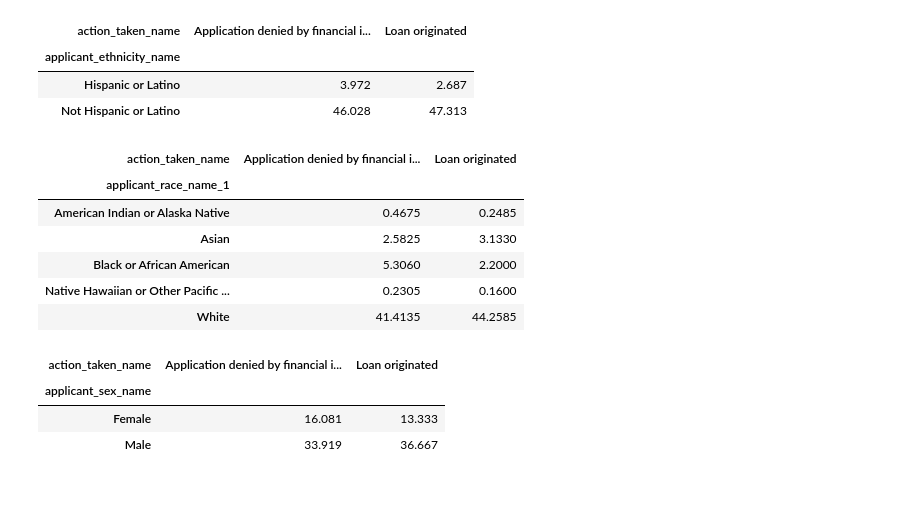
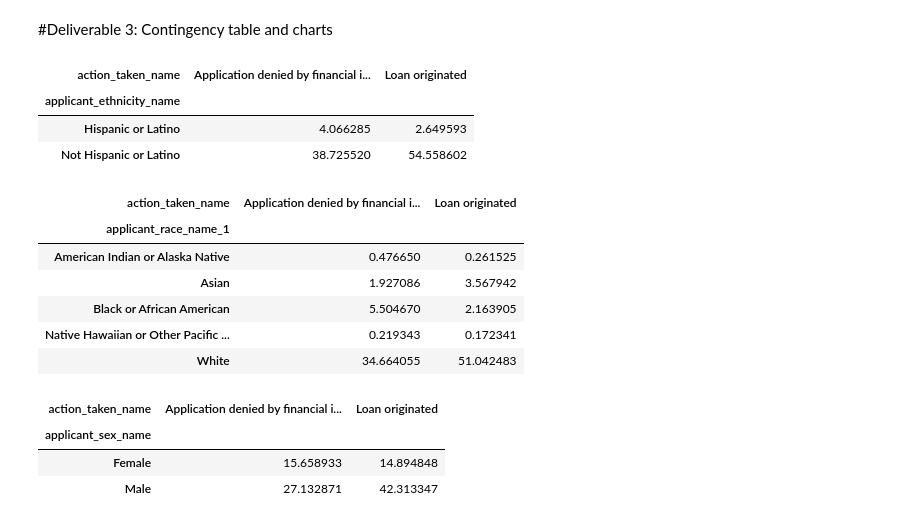
Before and after one commit to umarmohammed/measuring-bias-in-a-dataset, a Jupyter notebook: 2. Basic assessment of the HMDA dataset.ipynb, the cells around one changed output. Cells and saved outputs as stored; diff of their text form; code cells hidden in the pictures; blank space fills up the shorter version.

```diff
--- a/2. Basic assessment of the HMDA dataset.ipynb
+++ b/2. Basic assessment of the HMDA dataset.ipynb
@@ -9,3 +9,3 @@ Mounted at /content/drive
 # %%
 import pandas as pd
-df = pd.read_pickle("/content/drive/My Drive/liveProject/mortgage_data_balanced.pkl.gz")
+df = pd.read_pickle("/content/drive/MyDrive/liveproject/mortgage_data_balanced.pkl.gz")
@@ -11,0 +56,3 @@ df = pd.read_pickle("/content/drive/My Drive/liveProject/mortgage_data_balanced.
+# %%
+df["log(applicant_income_000s)"] = pd.np.log(df["applicant_income_000s"].copy())
+sns.histplot(data=df, x="log(applicant_income_000s)", bins=50)
@@ -12,25 +67,26 @@ df = pd.read_pickle("/content/drive/My Drive/liveProject/mortgage_data_balanced.
+# %% [markdown]
+#Deliverable 3: Contingency table and charts
 # %%
-pd.crosstab(df["applicant_ethnicity_name"], df["action_taken_name"])/200000 * 100.0
+pd.crosstab(df["applicant_ethnicity_name"], df["action_taken_name"])/df.shape[0] * 100.0
 # %% [output]
 | action_taken_name | Application denied by financial i... | Loan originated |
 | applicant_ethnicity_name |  |  |
-| Hispanic or Latino | 3.972 | 2.687 |
-| Not Hispanic or Latino | 46.028 | 47.313 |
+| Hispanic or Latino | 4.066285 | 2.649593 |
+| Not Hispanic or Latino | 38.725520 | 54.558602 |
 # %%
-pd.crosstab(df["applicant_race_name_1"], df["action_taken_name"])/200000 * 100.0
+pd.crosstab(df["applicant_race_name_1"], df["action_taken_name"])/df.shape[0] * 100.0
 # %% [output]
 | action_taken_name | Application denied by financial i... | Loan originated |
 | applicant_race_name_1 |  |  |
-| American Indian or Alaska Native | 0.4675 | 0.2485 |
-| Asian | 2.5825 | 3.1330 |
-| Black or African American | 5.3060 | 2.2000 |
-| Native Hawaiian or Other Pacific ... | 0.2305 | 0.1600 |
-| White | 41.4135 | 44.2585 |
+| American Indian or Alaska Native | 0.476650 | 0.261525 |
+| Asian | 1.927086 | 3.567942 |
+| Black or African American | 5.504670 | 2.163905 |
+| Native Hawaiian or Other Pacific ... | 0.219343 | 0.172341 |
+| White | 34.664055 | 51.042483 |
 # %%
-
-pd.crosstab(df["applicant_sex_name"], df["action_taken_name"])/200000 * 100.0
+pd.crosstab(df["applicant_sex_name"], df["action_taken_name"])/df.shape[0] * 100.0
 # %% [output]
 | action_taken_name | Application denied by financial i... | Loan originated |
 | applicant_sex_name |  |  |
-| Female | 16.081 | 13.333 |
-| Male | 33.919 | 36.667 |
+| Female | 15.658933 | 14.894848 |
+| Male | 27.132871 | 42.313347 |
```
Also changed, not shown: parts of 14 cells of this notebook.
